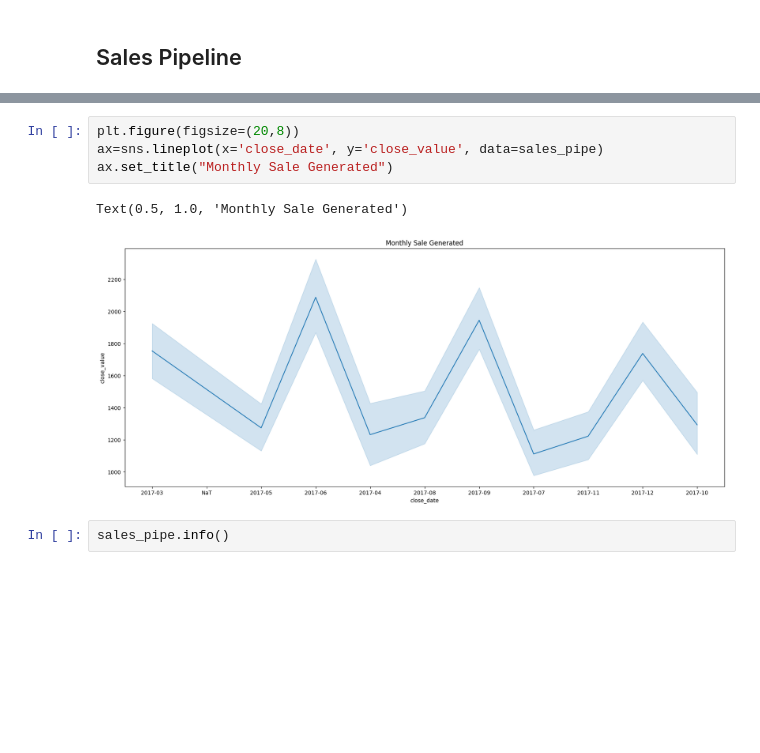
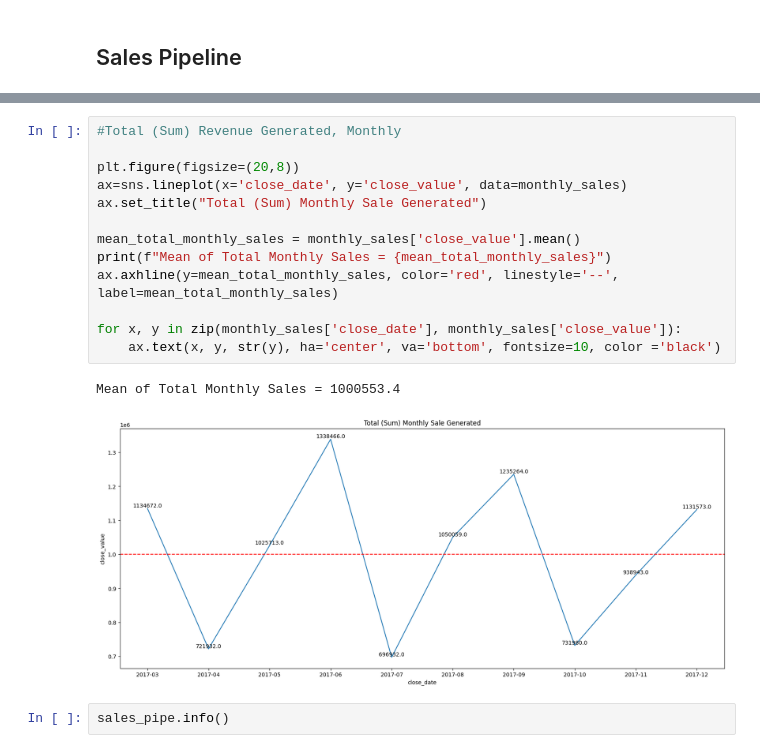
Before and after one commit to SuyogPatgave/Python_Codes-Projects, a Jupyter notebook: CRM_Project.ipynb, the cells around one changed output, grey strips where cells are left out. Saved outputs shown, nothing was run; the diff lists cells and outputs as text; blank space fills up the shorter version.

```diff
--- a/CRM_Project.ipynb
+++ b/CRM_Project.ipynb
@@ -1127,10 +1132,19 @@ monthly_sales
-# %%
-plt.figure(figsize=(20,8))
-ax=sns.lineplot(x='close_date', y='close_value', data=sales_pipe)
-ax.set_title("Monthly Sale Generated")
-# %% [output]
-Text(0.5, 1.0, 'Monthly Sale Generated')
-[figure, removed]
+# %%
+#Total (Sum) Revenue Generated, Monthly
+
+plt.figure(figsize=(20,8))
+ax=sns.lineplot(x='close_date', y='close_value', data=monthly_sales)
+ax.set_title("Total (Sum) Monthly Sale Generated")
+
+mean_total_monthly_sales = monthly_sales['close_value'].mean()
+print(f"Mean of Total Monthly Sales = {mean_total_monthly_sales}")
+ax.axhline(y=mean_total_monthly_sales, color='red', linestyle='--', label=mean_total_monthly_sales)
+
+for x, y in zip(monthly_sales['close_date'], monthly_sales['close_value']):
+    ax.text(x, y, str(y), ha='center', va='bottom', fontsize=10, color ='black')
+# %% [output]
+Mean of Total Monthly Sales = 1000553.4
+[figure, added]
 # %%
 sales_pipe.info()
 # %% [output]
```
Also changed, not shown: parts of 3 cells of this notebook.
